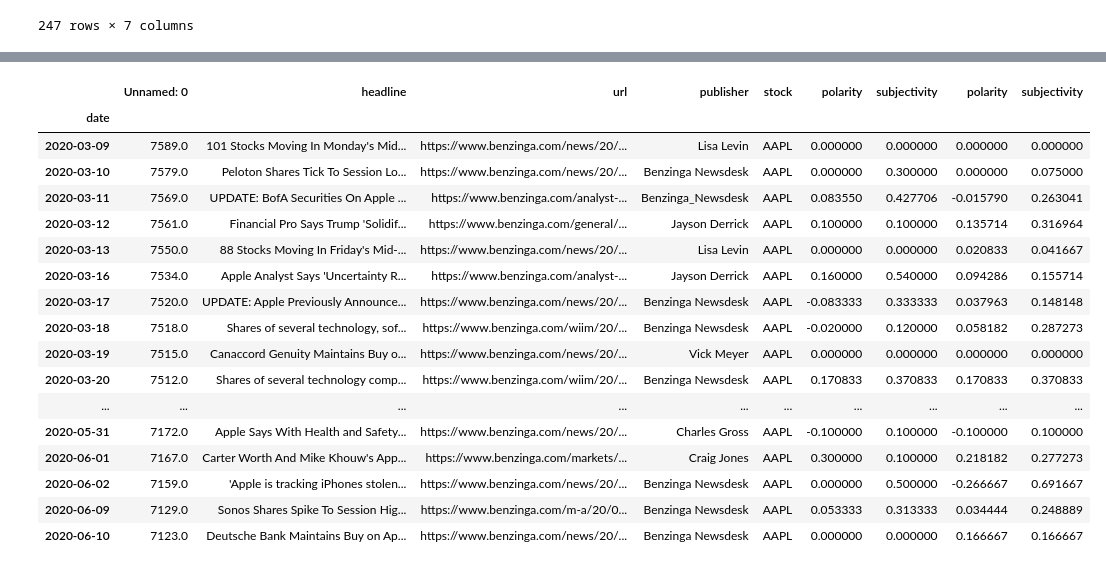
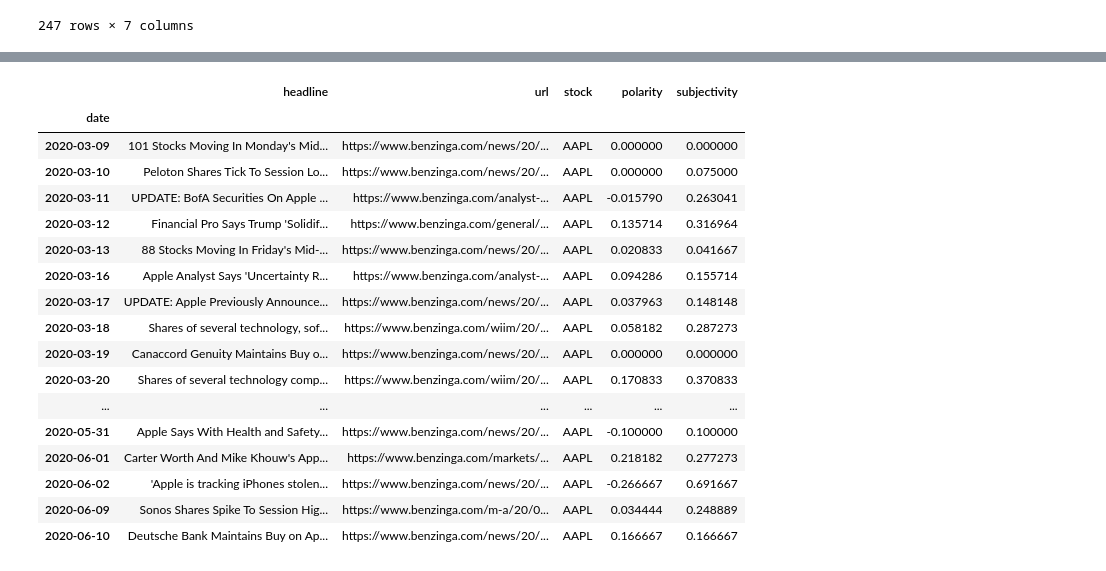
Before and after one commit to Basi7-prog/week1, a Jupyter notebook: Notebook/Correlation.ipynb, the cells around one changed output, grey strips where cells are left out. Saved outputs shown, nothing was run; the diff lists cells and outputs as text; code cells hidden in the pictures.

```diff
--- a/Notebook/Correlation.ipynb
+++ b/Notebook/Correlation.ipynb
@@ -38,6 +62,6 @@ publishers_names
 247 rows × 7 columns
 # %%
 resampled_numeric = publishers_names[['polarity', 'subjectivity']].resample('D').mean().dropna()
-resampled_non_numeric = publishers_names.resample('D').first().dropna()
+resampled_non_numeric = publishers_names[['headline', 'url','stock']].resample('D').first().dropna()
 resampled_non_numeric
 # %% [output]
@@ -83,26 +108,26 @@ resampled_numeric
 # %%
 import pandas as pd
 new_df=pd.concat([resampled_non_numeric,resampled_numeric], axis=1)
-# new_df=new_df.dropna()
+new_df=new_df.dropna()
 new_df
 # %% [output]
-|  | Unnamed: 0 | headline | url | publisher | stock | polarity | subjectivity | polarity | subjectivity |
-| date |  |  |  |  |  |  |  |  |  |
-| 2020-03-09 | 7589.0 | 101 Stocks Moving In Monday's Mid... | https://www.benzinga.com/news/20/... | Lisa Levin | AAPL | 0.000000 | 0.000000 | 0.000000 | 0.000000 |
-| 2020-03-10 | 7579.0 | Peloton Shares Tick To Session Lo... | https://www.benzinga.com/news/20/... | Benzinga Newsdesk | AAPL | 0.000000 | 0.300000 | 0.000000 | 0.075000 |
-| 2020-03-11 | 7569.0 | UPDATE: BofA Securities On Apple ... | https://www.benzinga.com/analyst-... | Benzinga_Newsdesk | AAPL | 0.083550 | 0.427706 | -0.015790 | 0.263041 |
-| 2020-03-12 | 7561.0 | Financial Pro Says Trump 'Solidif... | https://www.benzinga.com/general/... | Jayson Derrick | AAPL | 0.100000 | 0.100000 | 0.135714 | 0.316964 |
-| 2020-03-13 | 7550.0 | 88 Stocks Moving In Friday's Mid-... | https://www.benzinga.com/news/20/... | Lisa Levin | AAPL | 0.000000 | 0.000000 | 0.020833 | 0.041667 |
-| 2020-03-16 | 7534.0 | Apple Analyst Says 'Uncertainty R... | https://www.benzinga.com/analyst-... | Jayson Derrick | AAPL | 0.160000 | 0.540000 | 0.094286 | 0.155714 |
-| 2020-03-17 | 7520.0 | UPDATE: Apple Previously Announce... | https://www.benzinga.com/news/20/... | Benzinga Newsdesk | AAPL | -0.083333 | 0.333333 | 0.037963 | 0.148148 |
-| 2020-03-18 | 7518.0 | Shares of several technology, sof... | https://www.benzinga.com/wiim/20/... | Benzinga Newsdesk | AAPL | -0.020000 | 0.120000 | 0.058182 | 0.287273 |
-| 2020-03-19 | 7515.0 | Canaccord Genuity Maintains Buy o... | https://www.benzinga.com/news/20/... | Vick Meyer | AAPL | 0.000000 | 0.000000 | 0.000000 | 0.000000 |
-| 2020-03-20 | 7512.0 | Shares of several technology comp... | https://www.benzinga.com/wiim/20/... | Benzinga Newsdesk | AAPL | 0.170833 | 0.370833 | 0.170833 | 0.370833 |
-| ... | ... | ... | ... | ... | ... | ... | ... | ... | ... |
-| 2020-05-31 | 7172.0 | Apple Says With Health and Safety... | https://www.benzinga.com/news/20/... | Charles Gross | AAPL | -0.100000 | 0.100000 | -0.100000 | 0.100000 |
-| 2020-06-01 | 7167.0 | Carter Worth And Mike Khouw's App... | https://www.benzinga.com/markets/... | Craig Jones | AAPL | 0.300000 | 0.100000 | 0.218182 | 0.277273 |
-| 2020-06-02 | 7159.0 | 'Apple is tracking iPhones stolen... | https://www.benzinga.com/news/20/... | Benzinga Newsdesk | AAPL | 0.000000 | 0.500000 | -0.266667 | 0.691667 |
-| 2020-06-09 | 7129.0 | Sonos Shares Spike To Session Hig... | https://www.benzinga.com/m-a/20/0... | Benzinga Newsdesk | AAPL | 0.053333 | 0.313333 | 0.034444 | 0.248889 |
-| 2020-06-10 | 7123.0 | Deutsche Bank Maintains Buy on Ap... | https://www.benzinga.com/news/20/... | Benzinga Newsdesk | AAPL | 0.000000 | 0.000000 | 0.166667 | 0.166667 |
+|  | headline | url | stock | polarity | subjectivity |
+| date |  |  |  |  |  |
+| 2020-03-09 | 101 Stocks Moving In Monday's Mid... | https://www.benzinga.com/news/20/... | AAPL | 0.000000 | 0.000000 |
+| 2020-03-10 | Peloton Shares Tick To Session Lo... | https://www.benzinga.com/news/20/... | AAPL | 0.000000 | 0.075000 |
+| 2020-03-11 | UPDATE: BofA Securities On Apple ... | https://www.benzinga.com/analyst-... | AAPL | -0.015790 | 0.263041 |
+| 2020-03-12 | Financial Pro Says Trump 'Solidif... | https://www.benzinga.com/general/... | AAPL | 0.135714 | 0.316964 |
+| 2020-03-13 | 88 Stocks Moving In Friday's Mid-... | https://www.benzinga.com/news/20/... | AAPL | 0.020833 | 0.041667 |
+| 2020-03-16 | Apple Analyst Says 'Uncertainty R... | https://www.benzinga.com/analyst-... | AAPL | 0.094286 | 0.155714 |
+| 2020-03-17 | UPDATE: Apple Previously Announce... | https://www.benzinga.com/news/20/... | AAPL | 0.037963 | 0.148148 |
+| 2020-03-18 | Shares of several technology, sof... | https://www.benzinga.com/wiim/20/... | AAPL | 0.058182 | 0.287273 |
+| 2020-03-19 | Canaccord Genuity Maintains Buy o... | https://www.benzinga.com/news/20/... | AAPL | 0.000000 | 0.000000 |
+| 2020-03-20 | Shares of several technology comp... | https://www.benzinga.com/wiim/20/... | AAPL | 0.170833 | 0.370833 |
+| ... | ... | ... | ... | ... | ... |
+| 2020-05-31 | Apple Says With Health and Safety... | https://www.benzinga.com/news/20/... | AAPL | -0.100000 | 0.100000 |
+| 2020-06-01 | Carter Worth And Mike Khouw's App... | https://www.benzinga.com/markets/... | AAPL | 0.218182 | 0.277273 |
+| 2020-06-02 | 'Apple is tracking iPhones stolen... | https://www.benzinga.com/news/20/... | AAPL | -0.266667 | 0.691667 |
+| 2020-06-09 | Sonos Shares Spike To Session Hig... | https://www.benzinga.com/m-a/20/0... | AAPL | 0.034444 | 0.248889 |
+| 2020-06-10 | Deutsche Bank Maintains Buy on Ap... | https://www.benzinga.com/news/20/... | AAPL | 0.166667 | 0.166667 |
 # %%
 aapl=Stocks.read_Stock_Data('AAPL')
```
Also changed, not shown: parts of 12 cells of this notebook.
